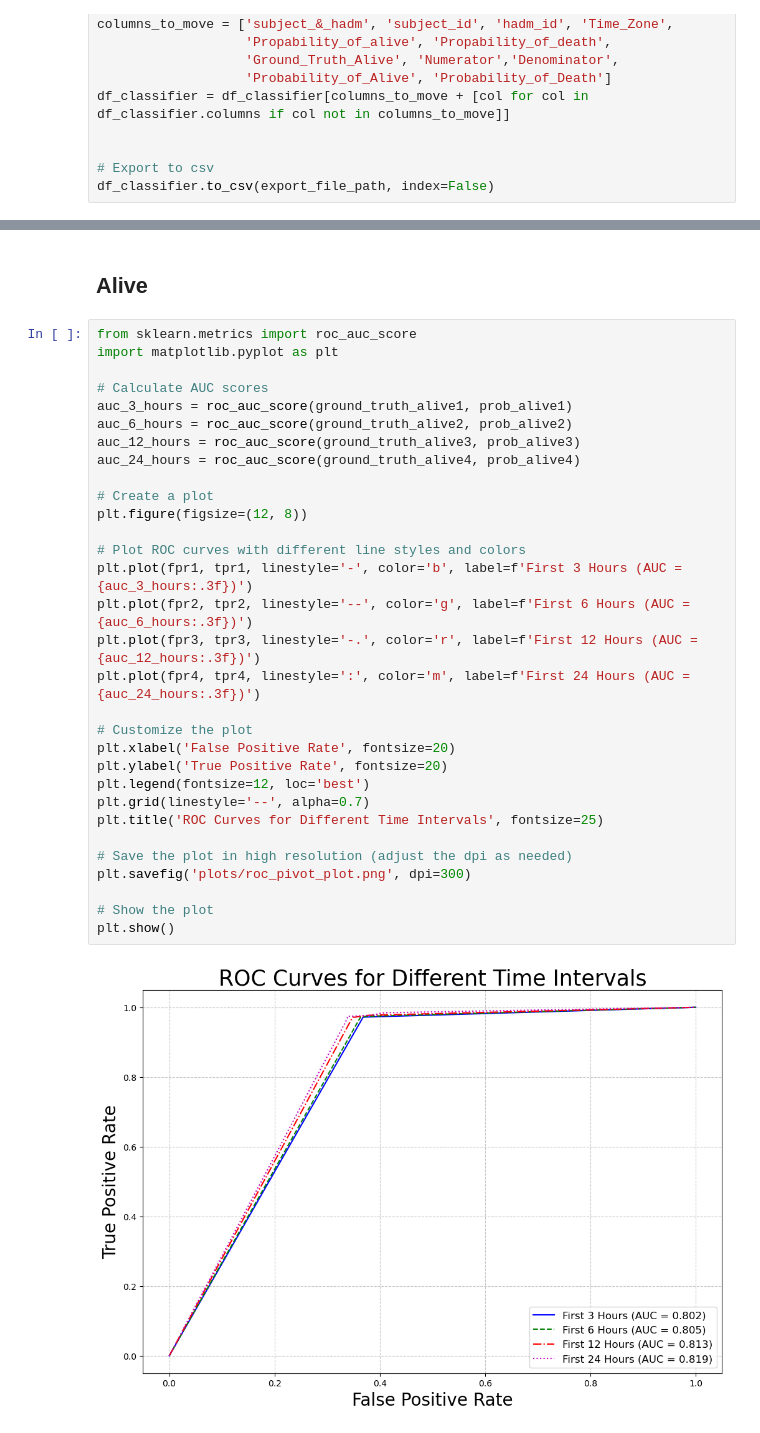
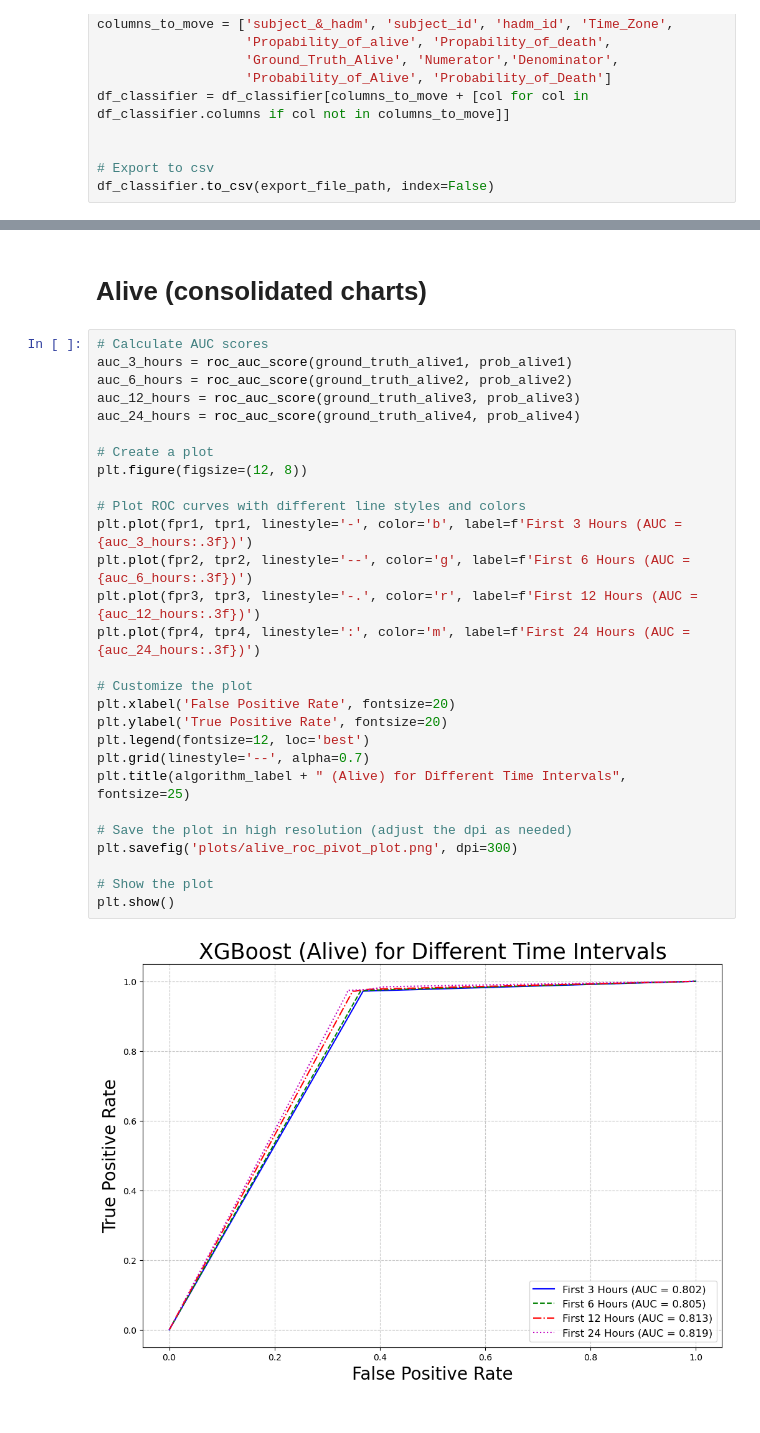
Before and after one commit to DimopDim/MimicIV_ver_2_2, a Jupyter notebook: Collect_Chart_Lab_Events/diagrams/roc.ipynb, the cells around one changed output, grey strips where cells are left out. Cells and saved outputs as stored; diff of their text form.

```diff
--- a/Collect_Chart_Lab_Events/diagrams/roc.ipynb
+++ b/Collect_Chart_Lab_Events/diagrams/roc.ipynb
@@ -280,35 +332,32 @@ False Possitive Rate [0.         0.96808511 0.96926714 0.97399527 0.97399527 0.9
 # %% [markdown]
-## Alive
+# Alive (consolidated charts)
 # %%
-from sklearn.metrics import roc_auc_score
-import matplotlib.pyplot as plt
-
 # Calculate AUC scores
 auc_3_hours = roc_auc_score(ground_truth_alive1, prob_alive1)
 auc_6_hours = roc_auc_score(ground_truth_alive2, prob_alive2)
 auc_12_hours = roc_auc_score(ground_truth_alive3, prob_alive3)
 auc_24_hours = roc_auc_score(ground_truth_alive4, prob_alive4)
 
 # Create a plot
 plt.figure(figsize=(12, 8))
 
 # Plot ROC curves with different line styles and colors
 plt.plot(fpr1, tpr1, linestyle='-', color='b', label=f'First 3 Hours (AUC = {auc_3_hours:.3f})')
 plt.plot(fpr2, tpr2, linestyle='--', color='g', label=f'First 6 Hours (AUC = {auc_6_hours:.3f})')
 plt.plot(fpr3, tpr3, linestyle='-.', color='r', label=f'First 12 Hours (AUC = {auc_12_hours:.3f})')
 plt.plot(fpr4, tpr4, linestyle=':', color='m', label=f'First 24 Hours (AUC = {auc_24_hours:.3f})')
 
 # Customize the plot
 plt.xlabel('False Positive Rate', fontsize=20)
 plt.ylabel('True Positive Rate', fontsize=20)
 plt.legend(fontsize=12, loc='best')
 plt.grid(linestyle='--', alpha=0.7)
-plt.title('ROC Curves for Different Time Intervals', fontsize=25)
+plt.title(algorithm_label + " (Alive) for Different Time Intervals", fontsize=25)
 
 # Save the plot in high resolution (adjust the dpi as needed)
-plt.savefig('plots/roc_pivot_plot.png', dpi=300)
+plt.savefig('plots/alive_roc_pivot_plot.png', dpi=300)
 
 # Show the plot
 plt.show()
 # %% [output]
-[figure, old version]
+[figure, new version]
```
Also changed, not shown: parts of 18 cells of this notebook.
